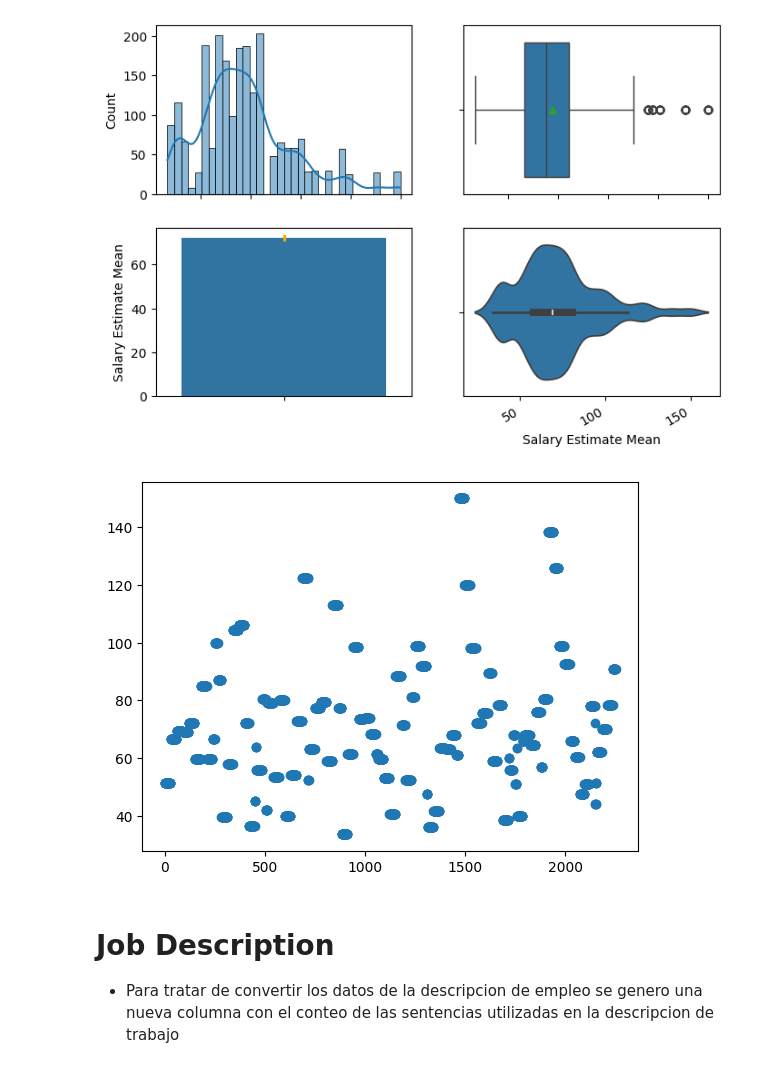
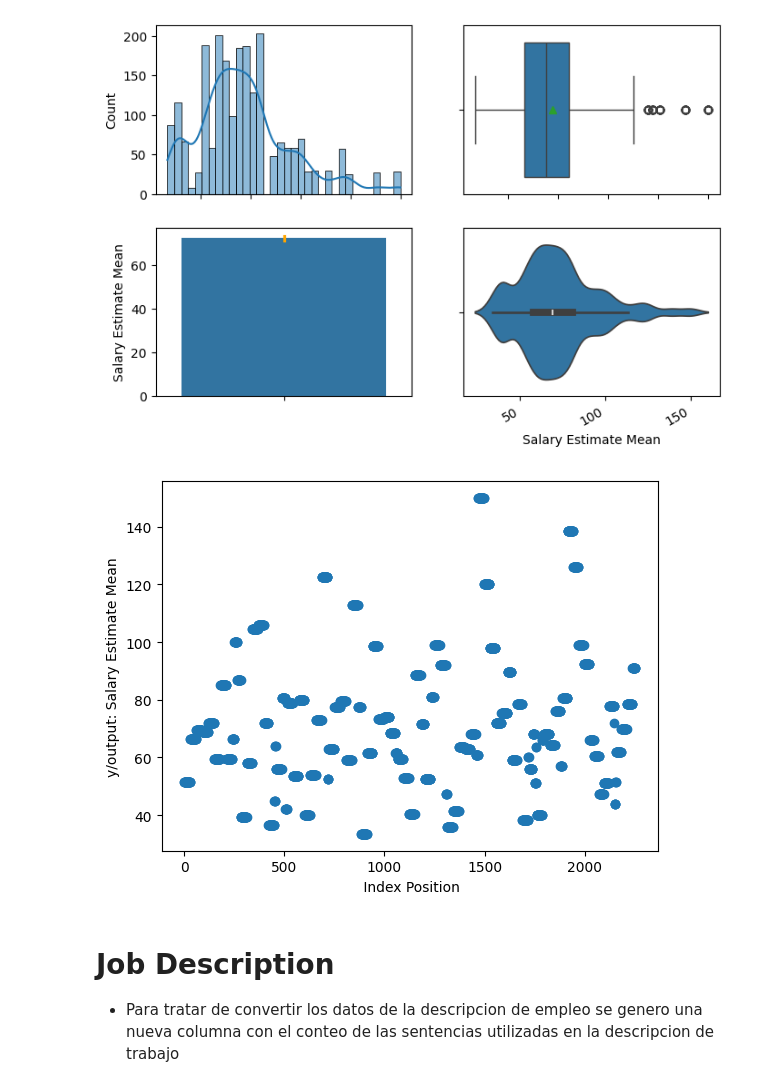
Before and after one commit to LeonardoBolanos/machine_learning_s3_2024, a Jupyter notebook: notebooks/1.0-lobr-exploration-analysis-final-project.ipynb, the cells around one changed output. Drawn from its saved outputs; the diff is of its cells as text; code cells hidden in the pictures.

```diff
--- a/notebooks/1.0-lobr-exploration-analysis-final-project.ipynb
+++ b/notebooks/1.0-lobr-exploration-analysis-final-project.ipynb
@@ -436,10 +436,12 @@ graph_continues_types(df,'Salary Estimate Mean',save_image_dir=directorio_de_ima
 # %%
 # Generar coordenadas x para ver el salario
 x_cord=np.arange(0,df.shape[0],1)
 plt.scatter(x_cord,df['Salary Estimate Mean'])
+plt.xlabel(" Index Position")
+plt.ylabel(f"y/output: Salary Estimate Mean")
 plt.savefig(f"{directorio_de_imagenes}/Salary_Estimate_Mean_1_scater.jpg", dpi=300, transparent=False, bbox_inches='tight')
 # %% [output]
-[figure, old version]
+[figure, new version]
 # %% [markdown]
 # Job Description
 - Para tratar de convertir los datos de la descripcion de empleo se genero una nueva columna con el conteo de las sentencias utilizadas
```
Also changed, not shown: parts of 10 cells of this notebook.
